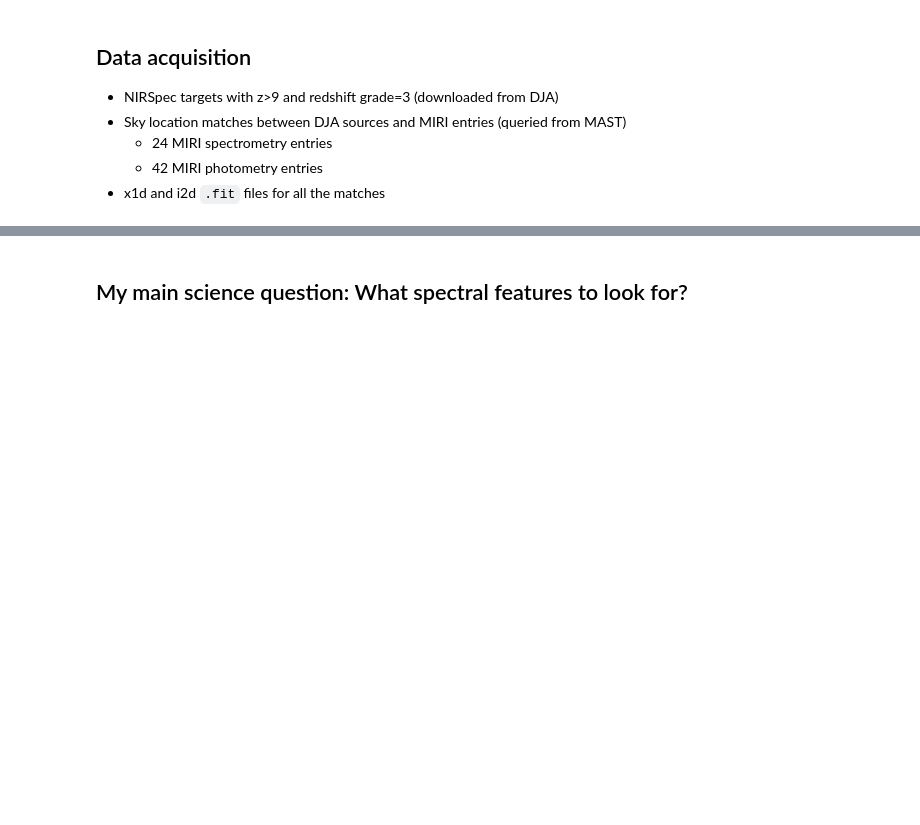
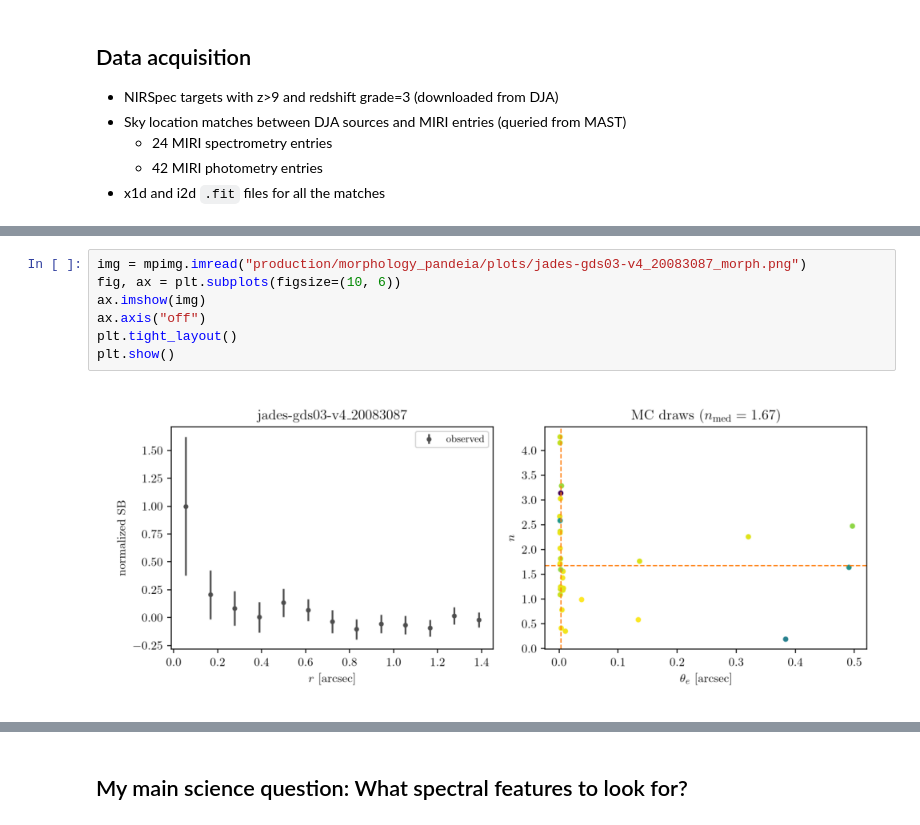
Before and after one commit to ryanyrzh/DS_MIRI, a Jupyter notebook: oct_update.ipynb, the cells around one changed output, grey strips where cells are left out. Cells and saved outputs as stored; diff of their text form; blank space fills up the shorter version.

```diff
--- a/oct_update.ipynb
+++ b/oct_update.ipynb
@@ -33,0 +52,9 @@ There's one (1) uncover source that's pretty well resolved:
+# %%
+img = mpimg.imread("production/morphology_pandeia/plots/jades-gds03-v4_20083087_morph.png")
+fig, ax = plt.subplots(figsize=(10, 6))
+ax.imshow(img)
+ax.axis("off")
+plt.tight_layout()
+plt.show()
+# %% [output]
+[figure, added]
```
Also changed, not shown: parts of 9 cells of this notebook.
